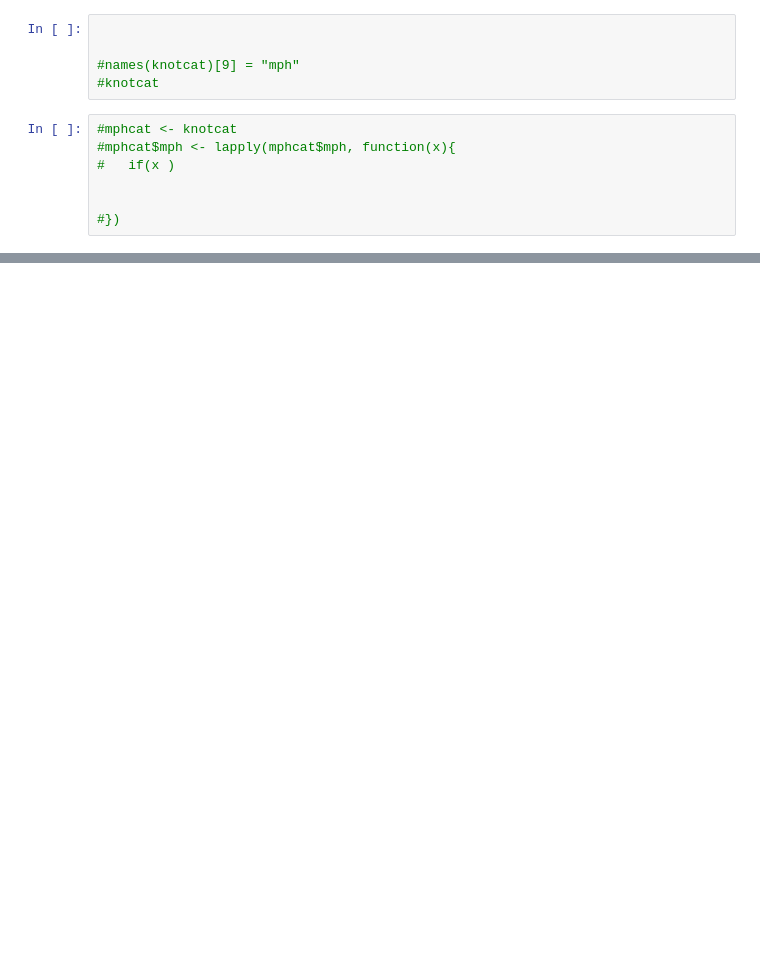
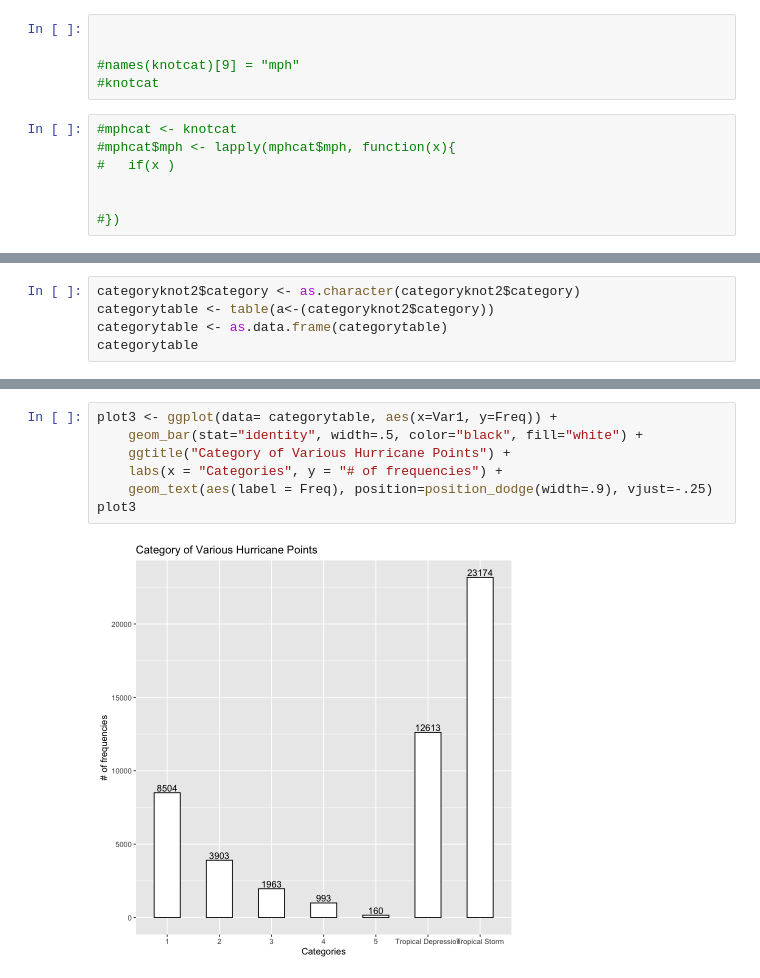
Before and after one commit to zoharsajith/CS424Project2, a Jupyter notebook: notebook-p.ipynb, the cells around one changed output, grey strips where cells are left out. Drawn from its saved outputs; the diff is of its cells as text; blank space fills up the shorter version.

```diff
--- a/notebook-p.ipynb
+++ b/notebook-p.ipynb
@@ -444,3 +444,8 @@ A data.frame: 51310 × 22
 | 51307 | AL152018 | NADINE | 2018-10-12 06:00:00 |  | TS | 15.3 | -35.3 | Tropical Storm | ... |
 | 51308 | AL152018 | NADINE | 2018-10-12 12:00:00 |  | TS | 15.8 | -35.7 | Tropical Storm | ... |
 | 51309 | AL152018 | NADINE | 2018-10-12 18:00:00 |  | TD | 16.2 | -37.0 | Tropical Depression | ... |
+# %%
+categoryknot2$category <- as.character(categoryknot2$category)
+categorytable <- table(a<-(categoryknot2$category))
+categorytable <- as.data.frame(categorytable)
+categorytable
@@ -446,0 +463,9 @@ A data.frame: 51310 × 22
+# %%
+plot3 <- ggplot(data= categorytable, aes(x=Var1, y=Freq)) +
+    geom_bar(stat="identity", width=.5, color="black", fill="white") +
+    ggtitle("Category of Various Hurricane Points") +
+    labs(x = "Categories", y = "# of frequencies") +
+    geom_text(aes(label = Freq), position=position_dodge(width=.9), vjust=-.25)
+plot3
+# %% [output]
+[figure, added]
```
Also changed, not shown: parts of 13 cells of this notebook.
